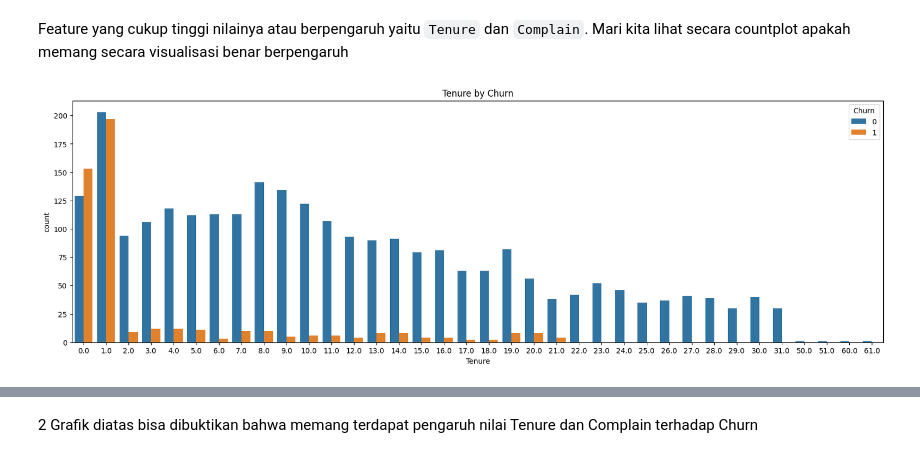
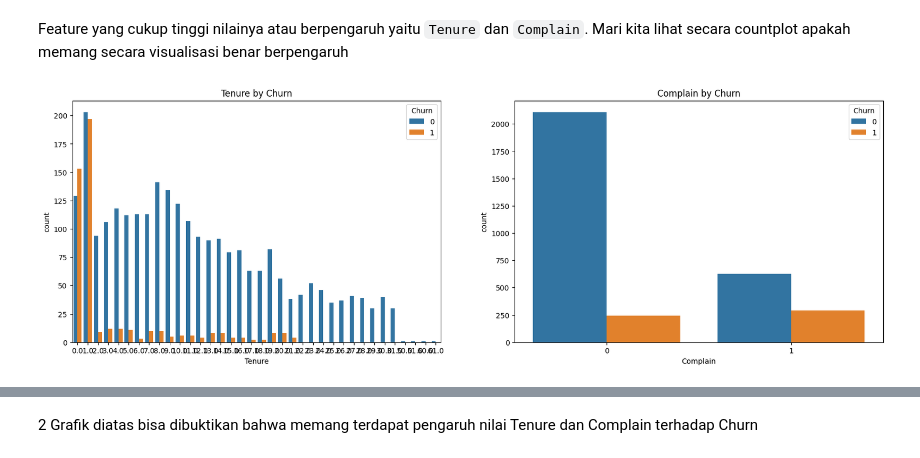
Before and after one commit to ariqr11/capstone3, a Jupyter notebook: ecommerce_churn.ipynb, the cells around one changed output, grey strips where cells are left out. Cells and saved outputs as stored; diff of their text form; code cells hidden in the pictures.

```diff
--- a/ecommerce_churn.ipynb
+++ b/ecommerce_churn.ipynb
@@ -1317,7 +1355,11 @@ Text(0.5, 1.0, 'Feature Importance')
 Feature yang cukup tinggi nilainya atau berpengaruh yaitu `Tenure` dan `Complain`. Mari kita lihat secara countplot apakah memang secara visualisasi benar berpengaruh
 # %%
 plt.figure(figsize=(20,6))
+plt.subplot(1,2,1)
 sns.countplot(data=df, x='Tenure', hue='Churn')
 plt.title('Tenure by Churn');
+plt.subplot(1,2,2)
+sns.countplot(data=df, x='Complain', hue='Churn')
+plt.title('Complain by Churn');
 # %% [output]
-[figure, old version]
+[figure, new version]
```
Also changed, not shown: parts of 11 cells of this notebook.
